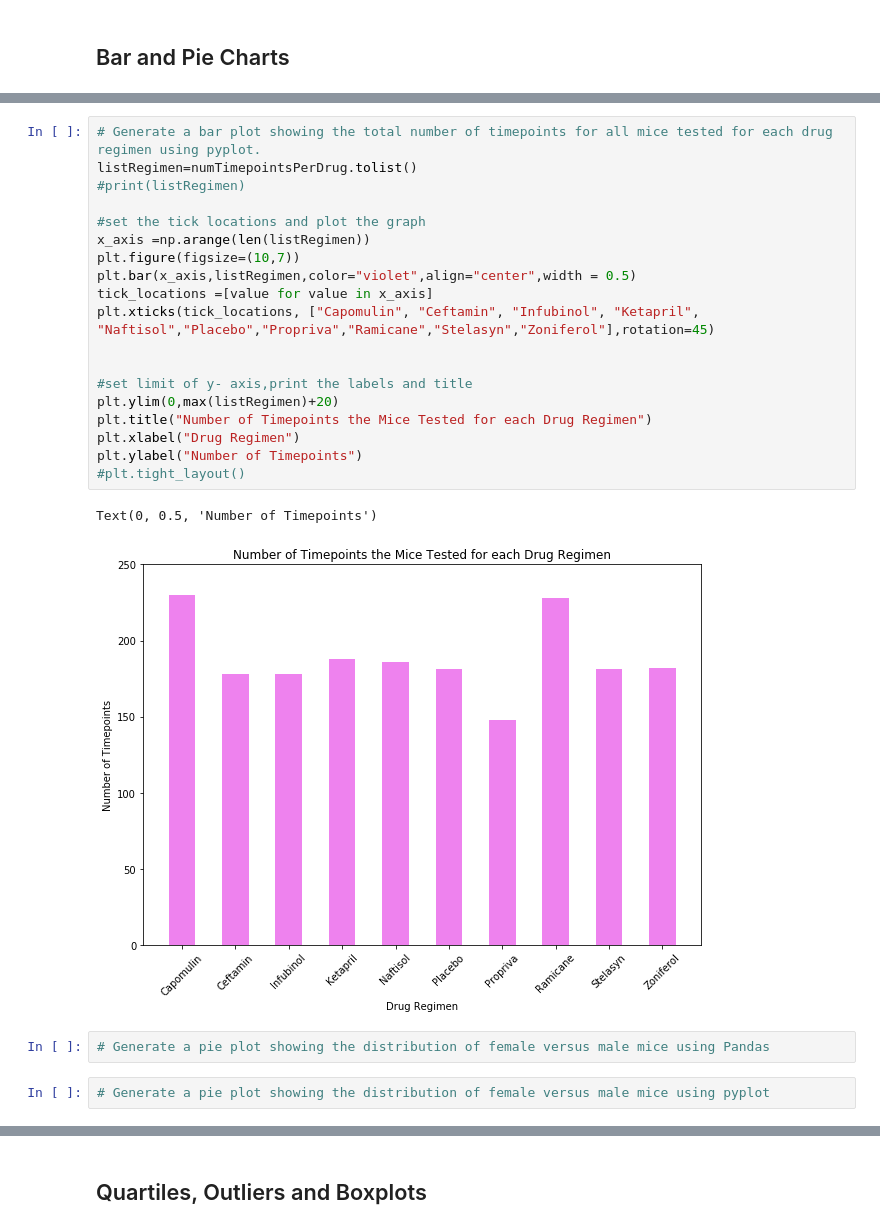
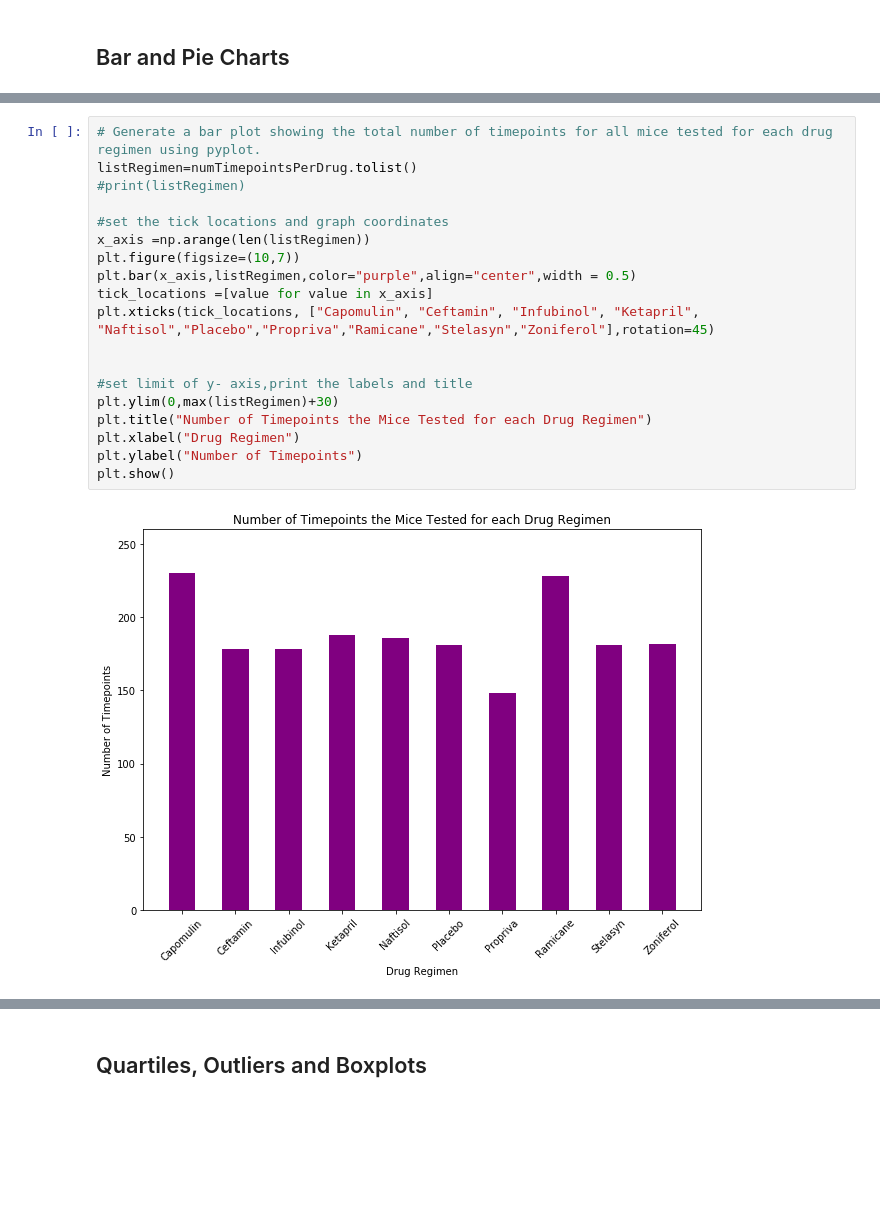
Before and after one commit to crebello711/Matplotlib-The-Power-of-Plots, a Jupyter notebook: pymaceuticals_starter.ipynb, the cells around one changed output, grey strips where cells are left out. Drawn from its saved outputs; the diff is of its cells as text; blank space fills up the shorter version.

```diff
--- a/pymaceuticals_starter.ipynb
+++ b/pymaceuticals_starter.ipynb
@@ -225,26 +226,21 @@ Name: Timepoint, dtype: int64
 # %%
 # Generate a bar plot showing the total number of timepoints for all mice tested for each drug regimen using pyplot.
 listRegimen=numTimepointsPerDrug.tolist()
 #print(listRegimen)
 
-#set the tick locations and plot the graph
+#set the tick locations and graph coordinates
 x_axis =np.arange(len(listRegimen))
 plt.figure(figsize=(10,7))
-plt.bar(x_axis,listRegimen,color="violet",align="center",width = 0.5)
+plt.bar(x_axis,listRegimen,color="purple",align="center",width = 0.5)
 tick_locations =[value for value in x_axis]
 plt.xticks(tick_locations, ["Capomulin", "Ceftamin", "Infubinol", "Ketapril", "Naftisol","Placebo","Propriva","Ramicane","Stelasyn","Zoniferol"],rotation=45)
 
 
 #set limit of y- axis,print the labels and title
-plt.ylim(0,max(listRegimen)+20)
+plt.ylim(0,max(listRegimen)+30)
 plt.title("Number of Timepoints the Mice Tested for each Drug Regimen")
 plt.xlabel("Drug Regimen")
 plt.ylabel("Number of Timepoints")
-#plt.tight_layout()
+plt.show()
 # %% [output]
-Text(0, 0.5, 'Number of Timepoints')
-[figure, old version]
+[figure, new version]
-# %%
-# Generate a pie plot showing the distribution of female versus male mice using Pandas
-# %%
-# Generate a pie plot showing the distribution of female versus male mice using pyplot
```
Also changed, not shown: parts of 5 cells of this notebook.
